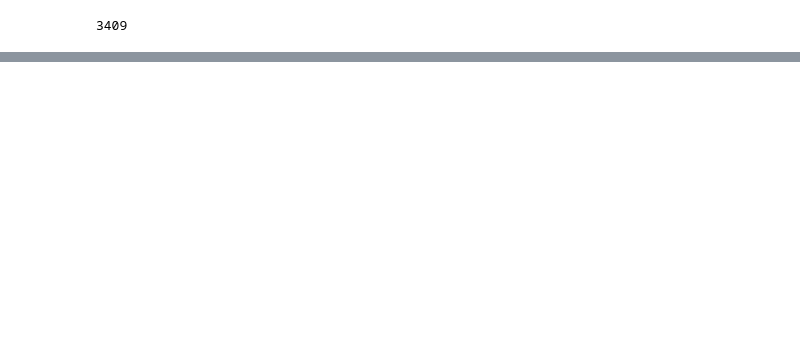
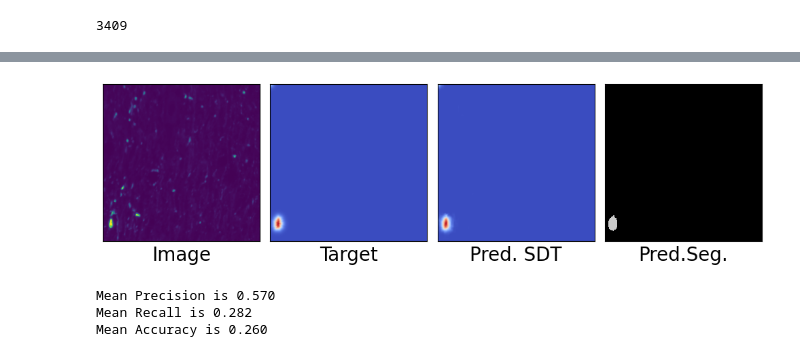
Before and after one commit to LDM-labstuff/masketeers, a Jupyter notebook: notebooks/nft_pb_dataloader.ipynb, the cells around one changed output, grey strips where cells are left out. Saved outputs shown, nothing was run; the diff lists cells and outputs as text; code cells hidden in the pictures; blank space fills up the shorter version.

```diff
--- a/notebooks/nft_pb_dataloader.ipynb
+++ b/notebooks/nft_pb_dataloader.ipynb
@@ -563,0 +805,51 @@ print ("Training completed!")
+# %%
+threshold = threshold_otsu(pred)
+semantic_segmentation = pred > threshold
+pred_seg = watershed_from_boundary_distance(
+    pred, semantic_segmentation, min_seed_distance=40
+)
+plot_four(image, sdt, pred, pred_seg, label="Target")
+# plt.imshow (pred_seg)
+# %% [output]
+[figure, added]
+# %%
+model.eval()
+
+
+(
+    precision_list,
+    recall_list,
+    accuracy_list,
+) = (
+    [],
+    [],
+    [],
+)
+for idx, (image, sdt, mask) in enumerate(tqdm(validation_dataloader)):
+    image = image.to(device)
+    pred = model(image)
+
+    image = np.squeeze(image.cpu())
+    sdt = np.squeeze(sdt.cpu().numpy())
+    pred = np.squeeze(pred.cpu().detach().numpy())
+
+    # feel free to try different thresholds
+    thresh = threshold_otsu(pred) # TODO
+
+    # get boundary mask
+    pred_semantic_segmentation = pred > thresh # TODO
+    pred_labels = watershed_from_boundary_distance(pred, semantic_segmentation, min_seed_distance=80)
+    gt_semantic_segmentation = sdt > thresh # TODO
+    gt_labels = watershed_from_boundary_distance(sdt, gt_semantic_segmentation, min_seed_distance=80)
+    precision, recall, accuracy = evaluate(gt_labels, pred_labels)
+    precision_list.append(precision)
+    recall_list.append(recall)
+    accuracy_list.append(accuracy)
+
+print(f"Mean Precision is {np.mean(precision_list):.3f}")
+print(f"Mean Recall is {np.mean(recall_list):.3f}")
+print(f"Mean Accuracy is {np.mean(accuracy_list):.3f}")
+# %% [output]
+Mean Precision is 0.570
+Mean Recall is 0.282
+Mean Accuracy is 0.260
```
Also changed, not shown: parts of 13 cells of this notebook.
